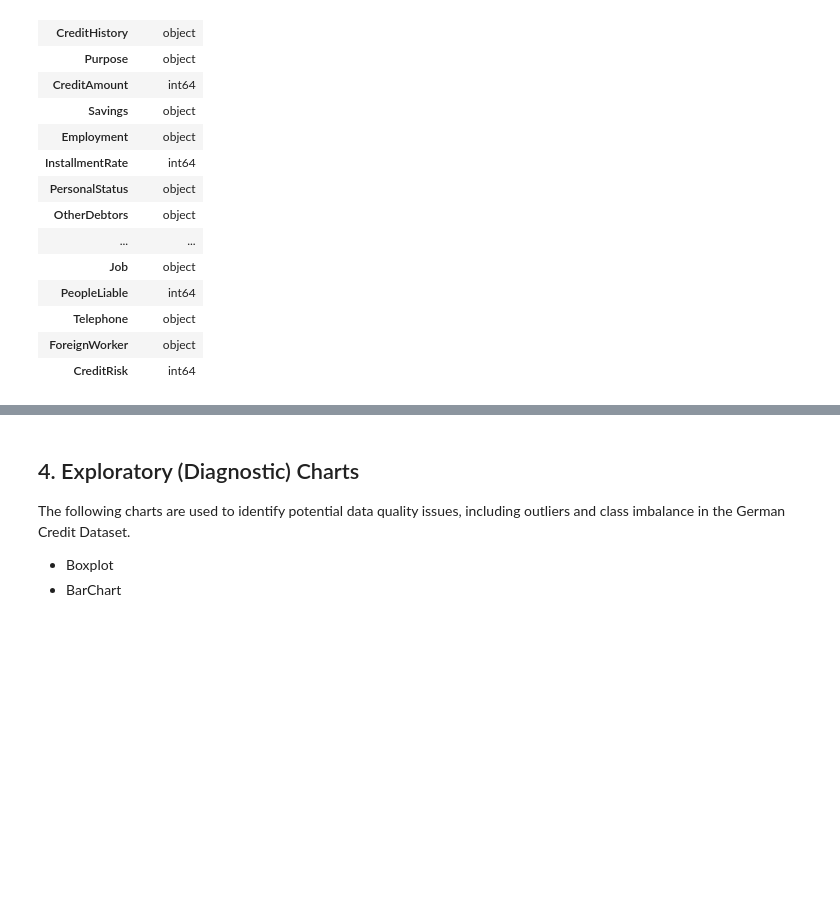
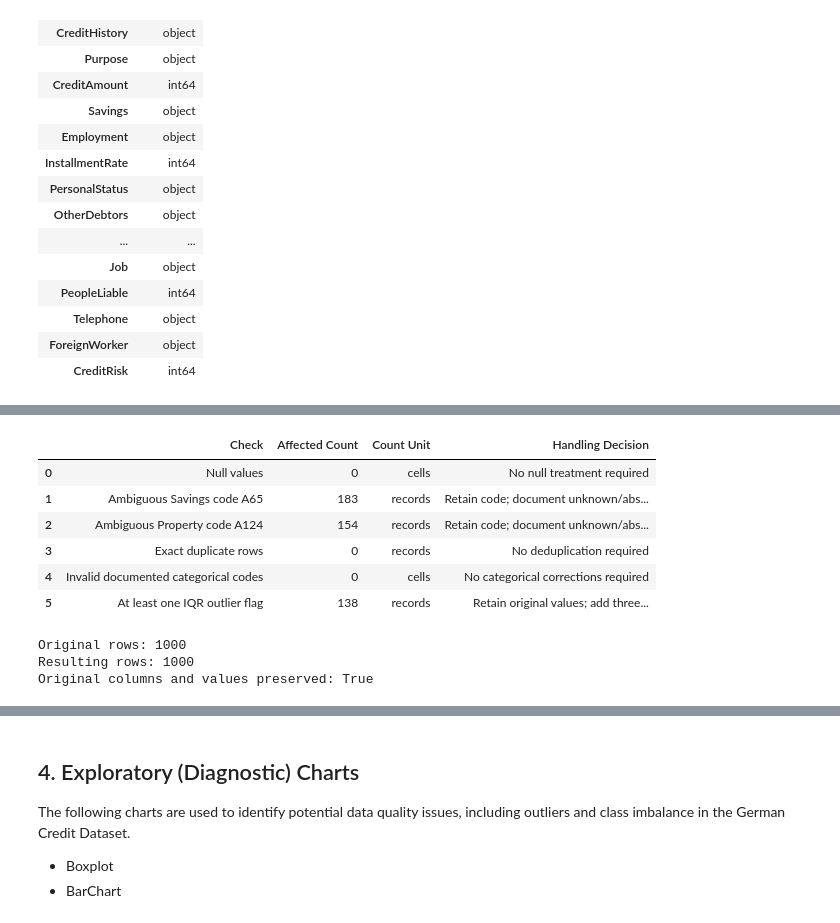
Before and after one commit to HaziqSyakir/Assignment1-Data-Profiling, a Jupyter notebook: Assignment1_Data_Profiling.ipynb, the cells around one changed output, grey strips where cells are left out. Drawn from its saved outputs; the diff is of its cells as text; code cells hidden in the pictures; blank space fills up the shorter version.

```diff
--- a/Assignment1_Data_Profiling.ipynb
+++ b/Assignment1_Data_Profiling.ipynb
@@ -291,13 +339,0 @@ Outliers were detected using the IQR method for Age, CreditAmount, and Duration.
-# %%
-# Check categorical columns and their unique values
-
-categorical_cols = df.select_dtypes(
-    include=['object']
-).columns
-
-print("Categorical Values Summary:")
-
-for col in categorical_cols:
-    print(f"\nColumn: {col}")
-    print("Unique Values:", df[col].nunique())
-    print(df[col].value_counts(dropna=False))
@@ -388,0 +442,67 @@ I also checked the data types to make sure numerical and categorical columns wer
+# %%
+invalid_category_count = sum(
+    int((~df[col].isin(allowed)).sum())
+    for col, allowed in valid_categories.items()
+)
+
+quality_log = pd.DataFrame(
+    [
+        (
+            "Null values",
+            int(df.isna().sum().sum()),
+            "cells",
+            "No null treatment required",
+        ),
+        (
+            "Ambiguous Savings code A65",
+            int(df["Savings"].eq("A65").sum()),
+            "records",
+            "Retain code; document unknown/absence ambiguity",
+        ),
+        (
+            "Ambiguous Property code A124",
+            int(df["Property"].eq("A124").sum()),
+            "records",
+            "Retain code; document unknown/absence ambiguity",
+        ),
+        (
+            "Exact duplicate rows",
+            int(df.duplicated().sum()),
+            "records",
+            "No deduplication required",
+        ),
+        (
+            "Invalid documented categorical codes",
+            invalid_category_count,
+            "cells",
+            "No categorical corrections required",
+        ),
+        (
+            "At least one IQR outlier flag",
+            int(outlier_flags.any(axis=1).sum()),
+            "records",
+            "Retain original values; add three Boolean flags",
+        ),
+    ],
+    columns=["Check", "Affected Count", "Count Unit", "Handling Decision"],
+)
+
+display(quality_log)
+
+print("Original rows:", len(df))
+print("Resulting rows:", len(df_cleaned))
+print(
+    "Original columns and values preserved:",
+    df_cleaned[df.columns].equals(df),
+)
+# %% [output]
+|  | Check | Affected Count | Count Unit | Handling Decision |
+| 0 | Null values | 0 | cells | No null treatment required |
+| 1 | Ambiguous Savings code A65 | 183 | records | Retain code; document unknown/abs... |
+| 2 | Ambiguous Property code A124 | 154 | records | Retain code; document unknown/abs... |
+| 3 | Exact duplicate rows | 0 | records | No deduplication required |
+| 4 | Invalid documented categorical codes | 0 | cells | No categorical corrections required |
+| 5 | At least one IQR outlier flag | 138 | records | Retain original values; add three... |
+Original rows: 1000
+Resulting rows: 1000
+Original columns and values preserved: True
```
Also changed, not shown: parts of 31 cells of this notebook.
